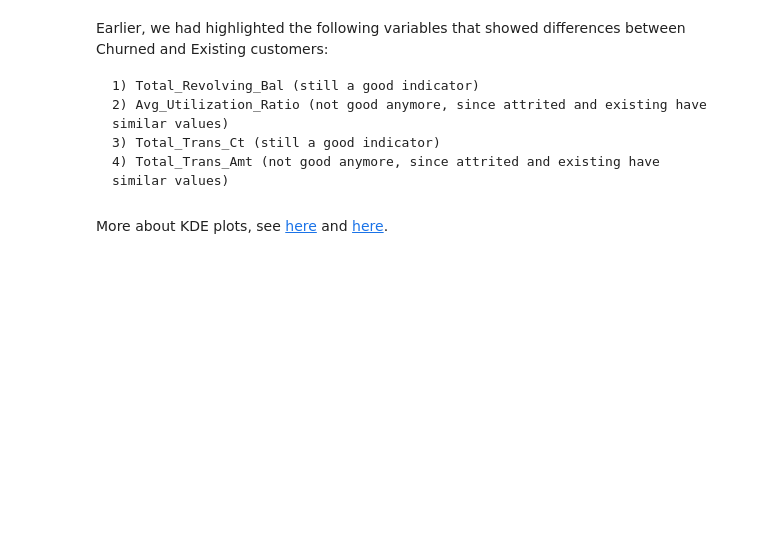
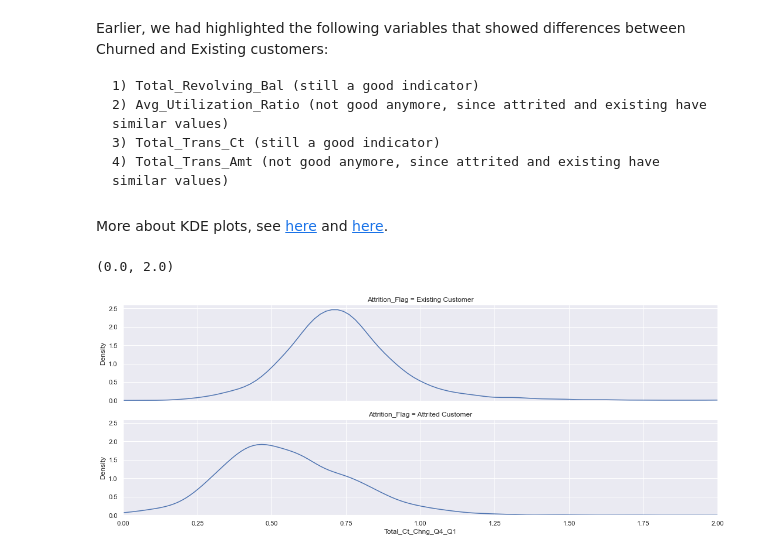
Before and after one commit to 56north/practical-python-for-data-professionals-4358485, a Jupyter notebook: 04_09/04_09 Ridge Plot [Begin].ipynb, the cells around one changed output. Cells and saved outputs as stored; diff of their text form; code cells hidden in the pictures; blank space fills up the shorter version.

Commit message:
On branch main Your branch is up to date with 'origin/main'.
Changes to be committed:
	modified:   04_09/04_09 Ridge Plot [Begin].ipynb

```diff
--- a/04_09/04_09 Ridge Plot [Begin].ipynb
+++ b/04_09/04_09 Ridge Plot [Begin].ipynb
@@ -29,3 +29,7 @@ data['Income_Category'] = data['Income_Category'].fillna('Unknown')
 ***
 # %% [markdown]
 ## Ridge Plot
+# %%
+bins = [0, 11000, 900000]
+labels = ["Group 1", "Group 2"]
+data['Total_Trans_Amt_bin'] = pd.cut(data['Total_Trans_Amt'], bins = bins, labels = labels, include_lowest=True, right=False)
@@ -38,3 +78,11 @@ Earlier, we had highlighted the following variables that showed differences betw
     4) Total_Trans_Amt (not good anymore, since attrited and existing have similar values)
 # %% [markdown]
 More about KDE plots, see [here](https://seaborn.pydata.org/generated/seaborn.kdeplot.html) and [here](https://seaborn.pydata.org/tutorial/distributions.html#tutorial-kde).
+# %%
+g = sns.FacetGrid(data, row='Attrition_Flag', aspect=5, height=3)
+g.map_dataframe(sns.kdeplot, x="Total_Ct_Chng_Q4_Q1")
+
+plt.xlim(0,2)
+# %% [output]
+(0.0, 2.0)
+[figure, added]
```
Also changed, not shown: parts of 1 cell of this notebook.
